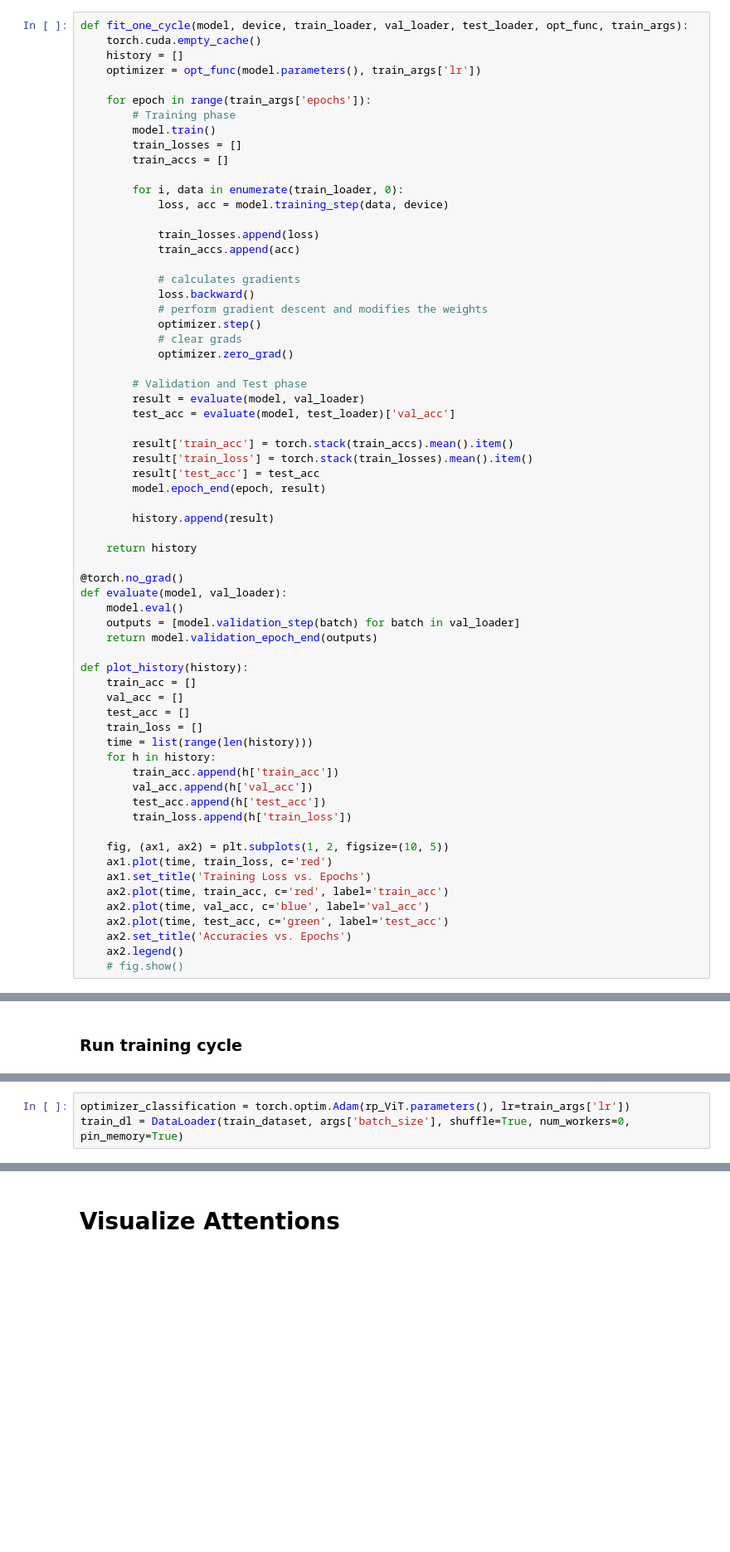
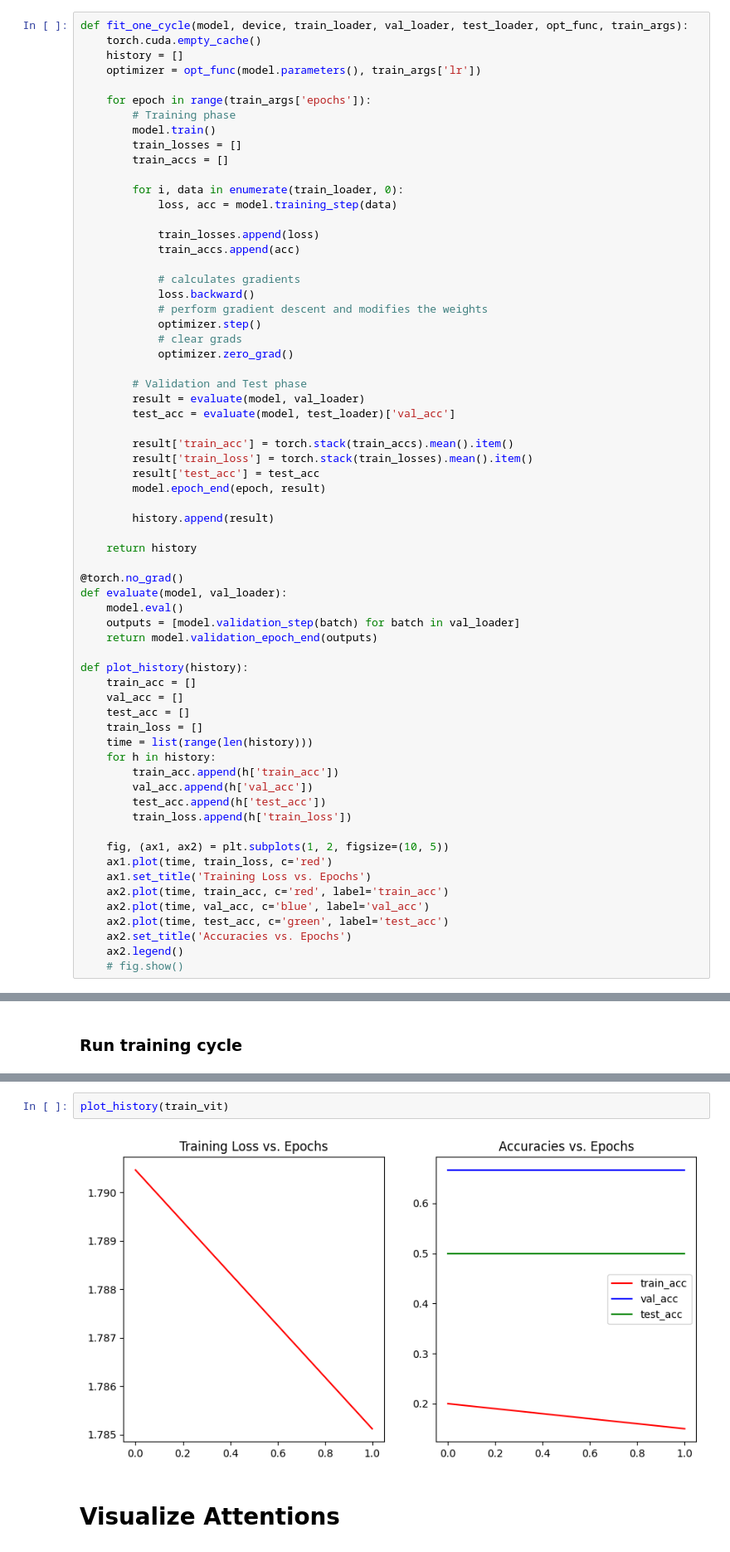
Before and after one commit to dylandao99/CSC413-Project, a Jupyter notebook: main_revenue_predictor.ipynb, the cells around one changed output, grey strips where cells are left out. Shown at 83% size. Saved outputs shown, nothing was run; the diff lists cells and outputs as text; blank space fills up the shorter version.

```diff
--- a/main_revenue_predictor.ipynb
+++ b/main_revenue_predictor.ipynb
@@ -491,7 +491,7 @@ def fit_one_cycle(model, device, train_loader, val_loader, test_loader, opt_func
         train_accs = []
 
         for i, data in enumerate(train_loader, 0):
-            loss, acc = model.training_step(data, device)
+            loss, acc = model.training_step(data)
 
             train_losses.append(loss)
             train_accs.append(acc)
@@ -605,3 +600,0 @@ plot_history(train_cnn)
-# %%
-optimizer_classification = torch.optim.Adam(rp_ViT.parameters(), lr=train_args['lr'])
-train_dl = DataLoader(train_dataset, args['batch_size'], shuffle=True, num_workers=0, pin_memory=True)
@@ -654,3 +612,7 @@ tensor([[0.2127, 0.1521, 0.1721, 0.1507, 0.1721, 0.1403]],
+# %%
+plot_history(train_vit)
+# %% [output]
+[figure, added]
 # %% [markdown]
 # Visualize Attentions
 # %%
```
Also changed, not shown: parts of 16 cells of this notebook.
